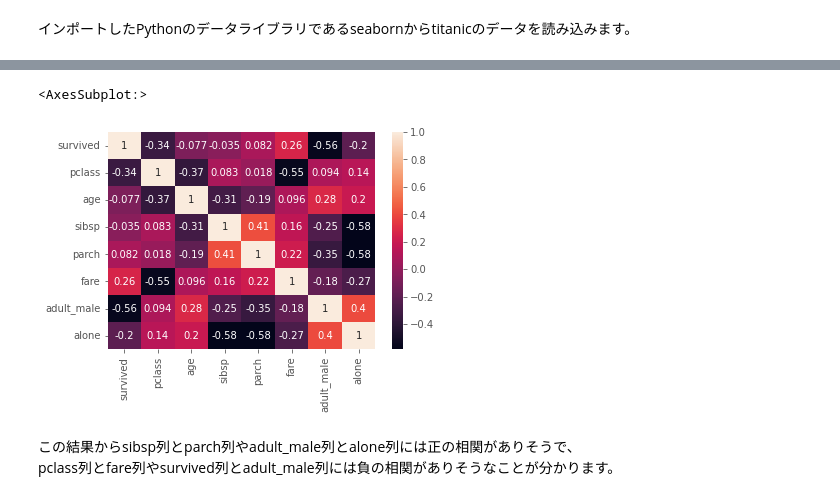
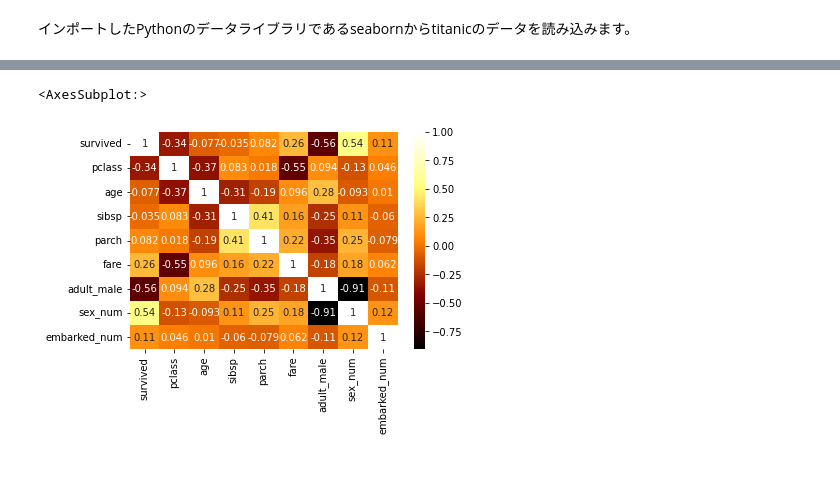
Before and after one commit to nsp-hokkaido/ai-ml-curriculum, a Jupyter notebook: 01.python・統計・機械学習/4-2.前処理.ipynb, the cells around one changed output, grey strips where cells are left out. Drawn from its saved outputs; the diff is of its cells as text; code cells hidden in the pictures; blank space fills up the shorter version.

```diff
--- a/01.python・統計・機械学習/4-2.前処理.ipynb
+++ b/01.python・統計・機械学習/4-2.前処理.ipynb
@@ -51,0 +30,3 @@ titanic = sns.load_dataset('titanic')
+# %%
+titanic = sns.load_dataset('titanic')
+titanic = titanic.drop(['class','who','embark_town','alive','alone'], axis=1)
@@ -242,0 +189,2 @@ age列も2割程度のレコードが欠損していますが、他の欠損値
+# %%
+tita=titanic.drop(["deck"],axis=1)
@@ -261,0 +234,3 @@ seaborn.heatmapメソッドを使うことで色の濃淡や色相でデータ
+# %%
+tita['sex_num'] = np.where(tita['sex']=='male', 0, 1)
+tita.head()
@@ -261,0 +269,3 @@ seaborn.heatmapメソッドを使うことで色の濃淡や色相でデータ
+# %%
+tita['embarked_num'] = tita['embarked'].map({'S':0, 'C':1, 'Q':2})
+tita.head(10)
@@ -262,8 +289,5 @@ seaborn.heatmapメソッドを使うことで色の濃淡や色相でデータ
 # %%
-sns.heatmap(titanic.corr(), annot=True)
+sns.heatmap(tita.corr(), annot=True, cmap='afmhot')
 # %% [output]
 <AxesSubplot:>
-[figure, old version]
+[figure, new version]
-# %% [markdown]
-この結果からsibsp列とparch列やadult_male列とalone列には正の相関がありそうで、
-pclass列とfare列やsurvived列とadult_male列には負の相関がありそうなことが分かります。
```
Also changed, not shown: parts of 122 cells of this notebook, 18 other files.
